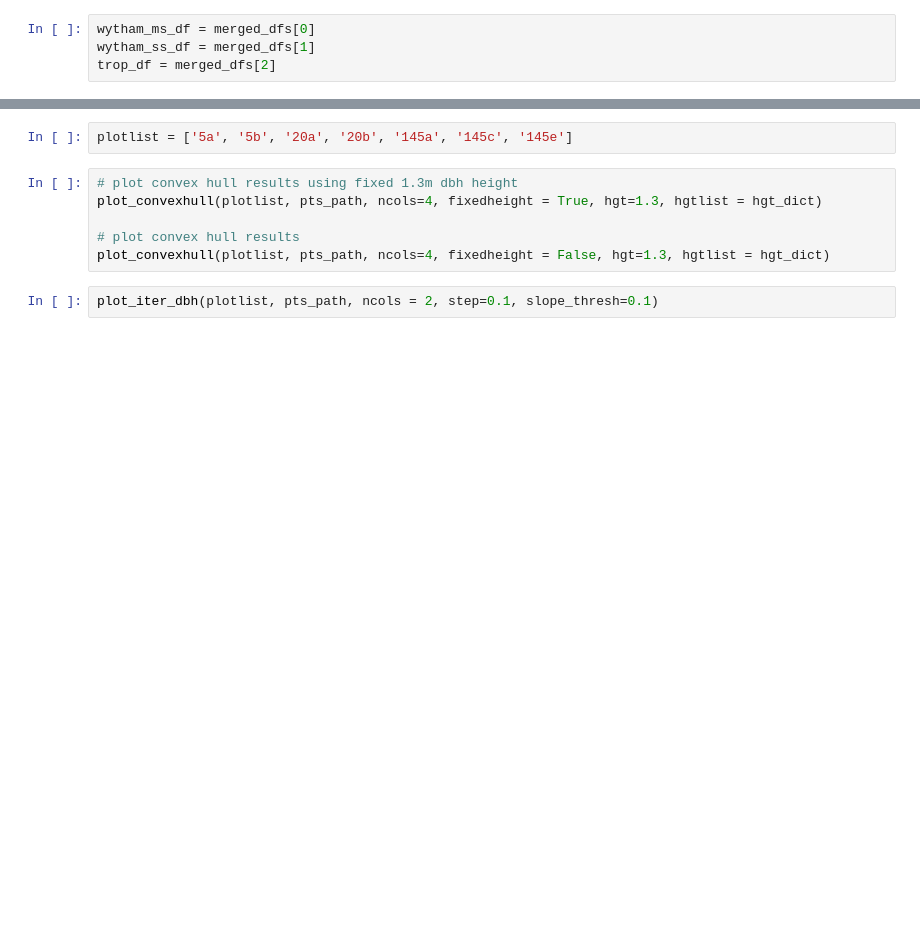
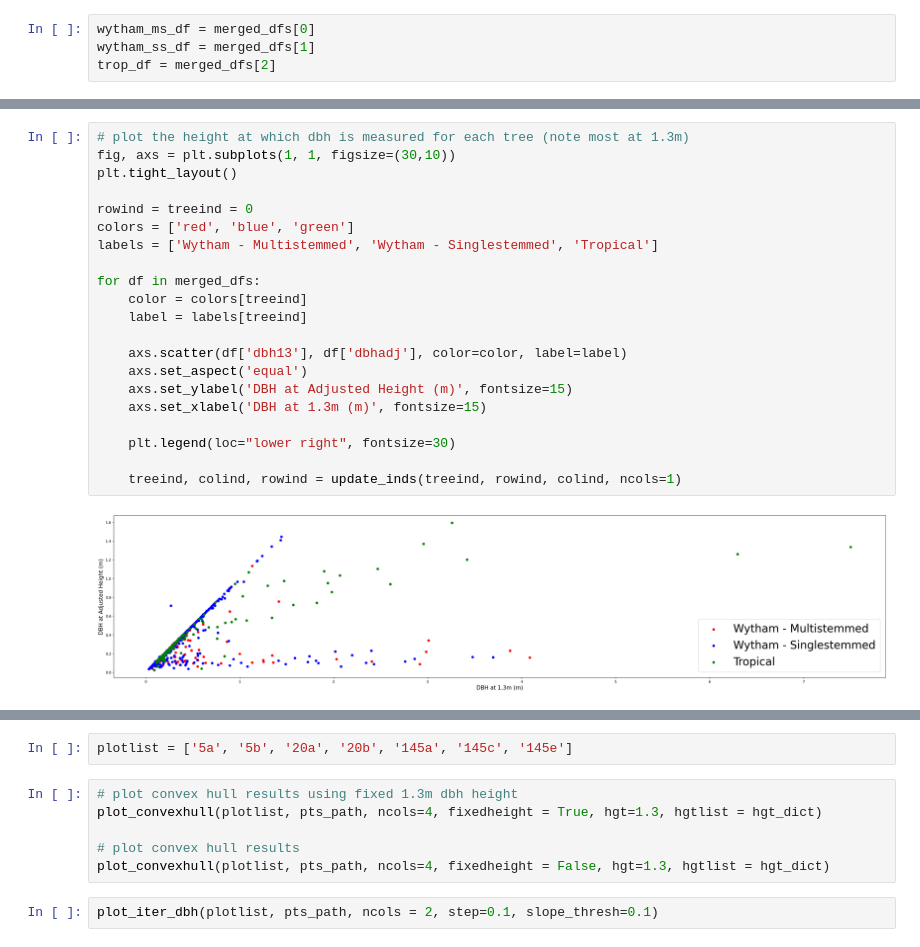
Before and after one commit to sabinenix/CloudDBH, a Jupyter notebook: CloudDBH_2.ipynb, the cells around one changed output, grey strips where cells are left out. Drawn from its saved outputs; the diff is of its cells as text; blank space fills up the shorter version.

```diff
--- a/CloudDBH_2.ipynb
+++ b/CloudDBH_2.ipynb
@@ -926,0 +958,23 @@ plt.errorbar(trop_treedata['TLS_ID'], trop_treedata['dbh13'], yerr, uplims=yerr,
+# %%
+# plot the height at which dbh is measured for each tree (note most at 1.3m)
+fig, axs = plt.subplots(1, 1, figsize=(30,10))
+plt.tight_layout()
+
+rowind = treeind = 0
+colors = ['red', 'blue', 'green']
+labels = ['Wytham - Multistemmed', 'Wytham - Singlestemmed', 'Tropical']
+
+for df in merged_dfs:
+    color = colors[treeind]
+    label = labels[treeind]
+
+    axs.scatter(df['dbh13'], df['dbhadj'], color=color, label=label)
+    axs.set_aspect('equal')
+    axs.set_ylabel('DBH at Adjusted Height (m)', fontsize=15)
+    axs.set_xlabel('DBH at 1.3m (m)', fontsize=15)
+
+    plt.legend(loc="lower right", fontsize=30)
+
+    treeind, colind, rowind = update_inds(treeind, rowind, colind, ncols=1)
+# %% [output]
+[figure, added]
```
Also changed, not shown: parts of 13 cells of this notebook.
